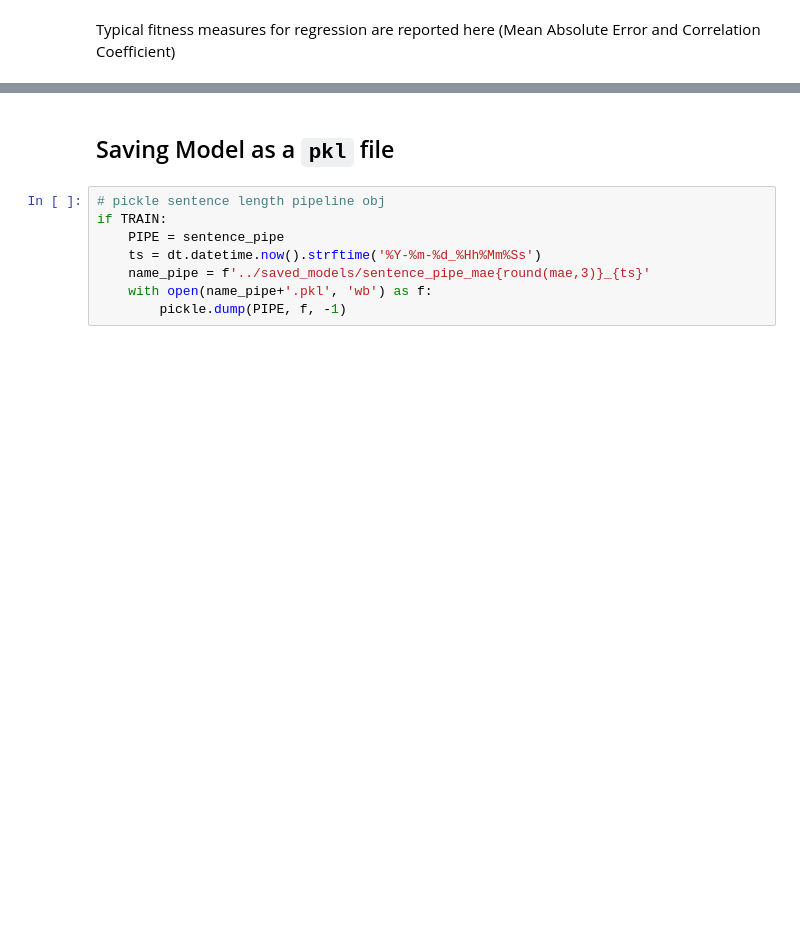
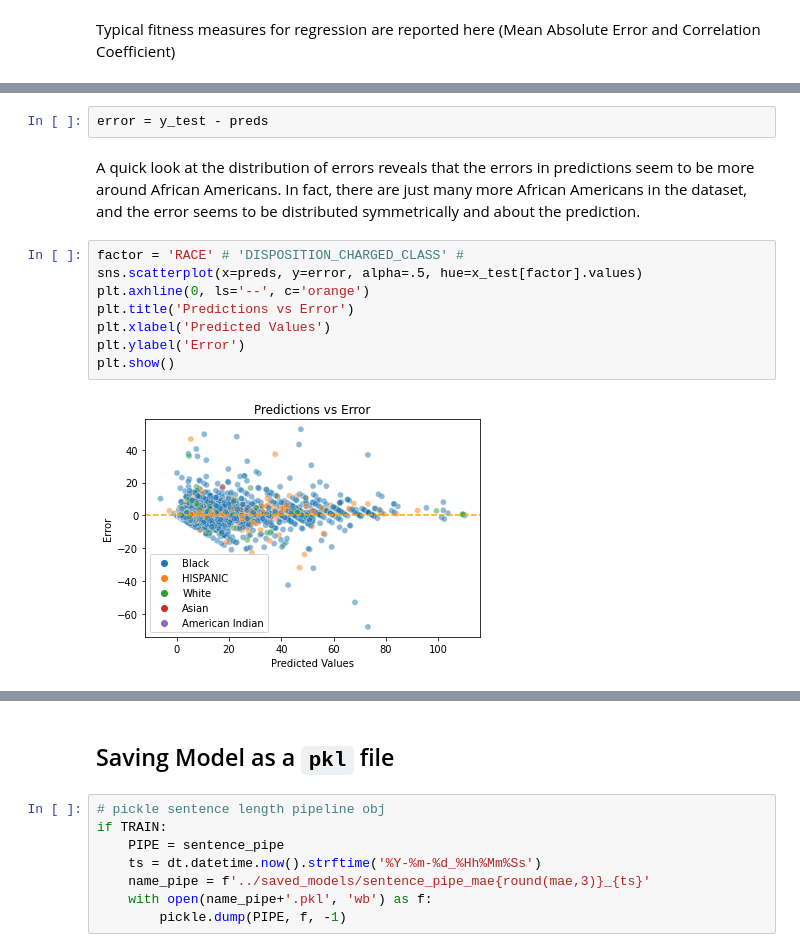
Before and after one commit to Call-for-Code-for-Racial-Justice/Open-Sentencing-Model, a Jupyter notebook: notebooks/Explore-and-Train.ipynb, the cells around one changed output, grey strips where cells are left out. Cells and saved outputs as stored; diff of their text form; blank space fills up the shorter version.

```diff
--- a/notebooks/Explore-and-Train.ipynb
+++ b/notebooks/Explore-and-Train.ipynb
@@ -374,0 +364,14 @@ print('Fraction of total target variance accounted for (r^2):', r2)
+# %%
+error = y_test - preds
+# %% [markdown]
+A quick look at the distribution of errors reveals that the errors in predictions seem to be more around African Americans.  In fact, there are just many more African Americans in the dataset, and the error seems to be distributed symmetrically and about the prediction.
+# %%
+factor = 'RACE' # 'DISPOSITION_CHARGED_CLASS' #
+sns.scatterplot(x=preds, y=error, alpha=.5, hue=x_test[factor].values)
+plt.axhline(0, ls='--', c='orange')
+plt.title('Predictions vs Error')
+plt.xlabel('Predicted Values')
+plt.ylabel('Error')
+plt.show()
+# %% [output]
+[figure, added]
```
Also changed, not shown: parts of 69 cells of this notebook, 1 other file.
